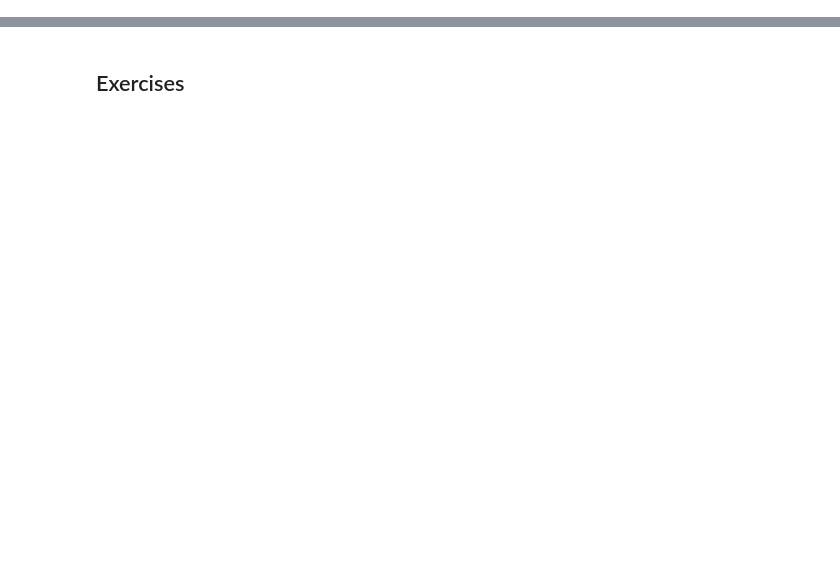
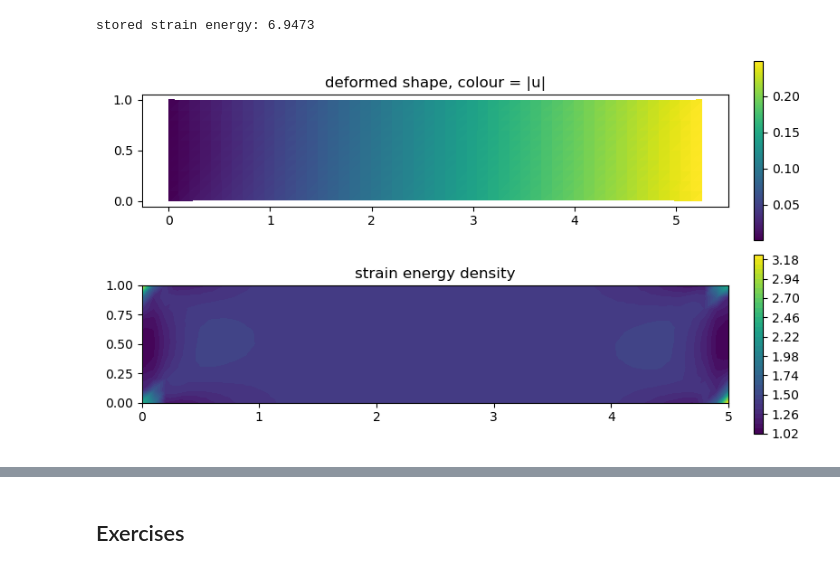
Before and after one commit to wolfgang-alpha/applied-math-notes, a Jupyter notebook: lecture03.ipynb, the cells around one changed output, grey strips where cells are left out. Drawn from its saved outputs; the diff is of its cells as text; code cells hidden in the pictures; blank space fills up the shorter version.

```diff
--- a/lecture03.ipynb
+++ b/lecture03.ipynb
@@ -607,0 +389,17 @@ critical load: 2D 0.5649, Euler pi^2 E'I/(4L^2) = 0.5649;   second mode: 2D 4.99
+# %%
+bc0 = DirichletBC(V, Constant((0.0, 0.0)), left)
+bc1 = DirichletBC(V, Constant((0.25, 0.0)), right)
+
+u = Function(V)
+v = TestFunction(V)
+
+Pi  = psi(epsilon(u)) * dx
+dPi = derivative(Pi, u, v)
+
+solve(dPi == 0, u, [bc0, bc1])
+
+print("stored strain energy: %.4f" % assemble(Pi))
+show(u, "elasticity-0.png")
+# %% [output]
+stored strain energy: 6.9473
+[figure, added]
```
Also changed, not shown: parts of 49 cells of this notebook, 5 other files.
